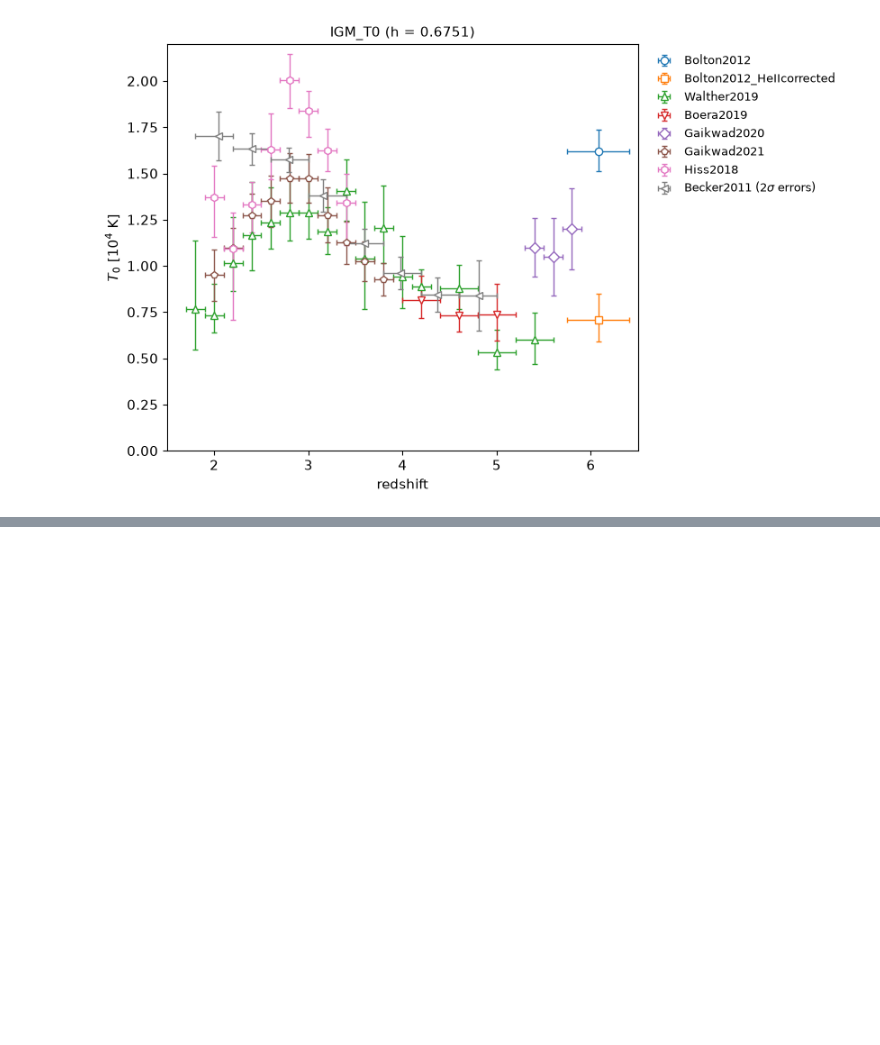
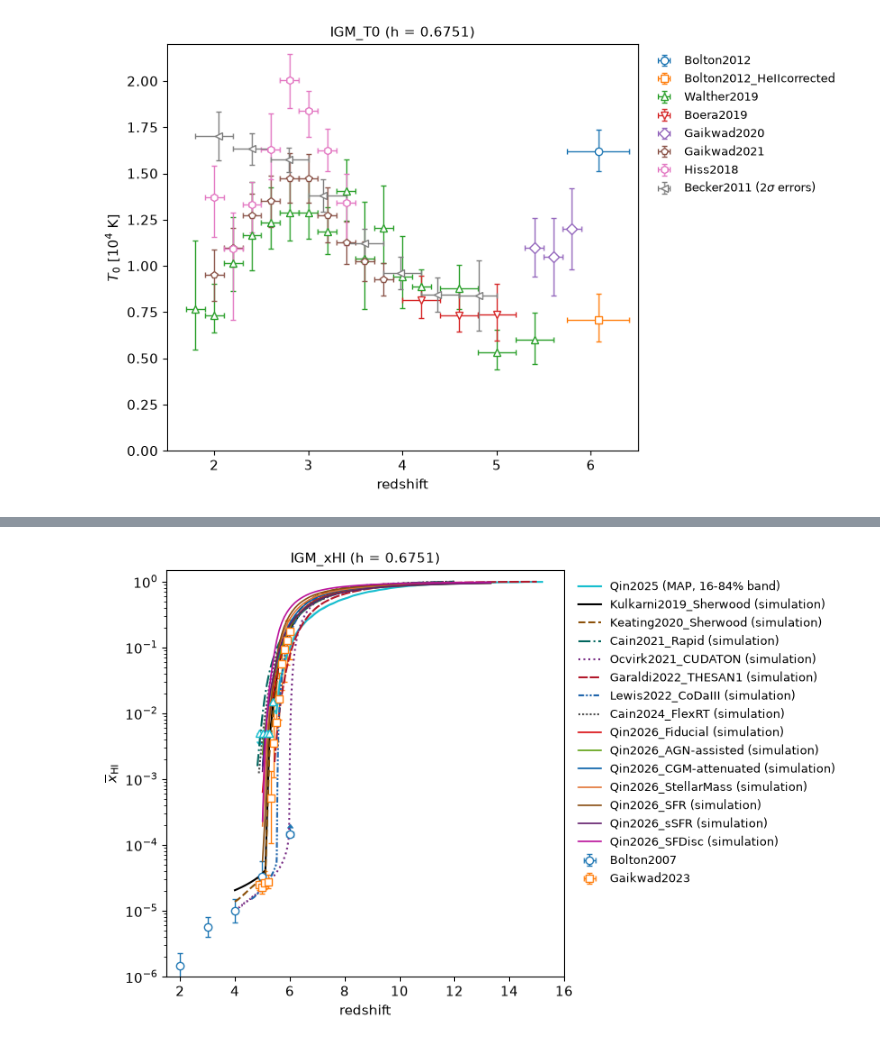
Before and after one commit to qyx268/astrodatapy, a Jupyter notebook: astrodatapy/utils/igm.ipynb, the cells around one changed output, grey strips where cells are left out. Saved outputs shown, nothing was run; the diff lists cells and outputs as text; code cells hidden in the pictures; blank space fills up the shorter version.

```diff
--- a/astrodatapy/utils/igm.ipynb
+++ b/astrodatapy/utils/igm.ipynb
@@ -134,0 +150,4 @@ plot_feature('IGM_T0', r'$T_0$ [$10^4$ K]', yfactor=1e-4, xlim=(1.5, 6.5), ylim=
+# %%
+plot_feature('IGM_xHI', r'$\overline{x}_{\rm HI}$', yscale='log', xlim=(1.5, 16), ylim=(1e-6, 1.5));
+# %% [output]
+[figure, added]
```
Also changed, not shown: parts of 5 cells of this notebook, 1 other file.
